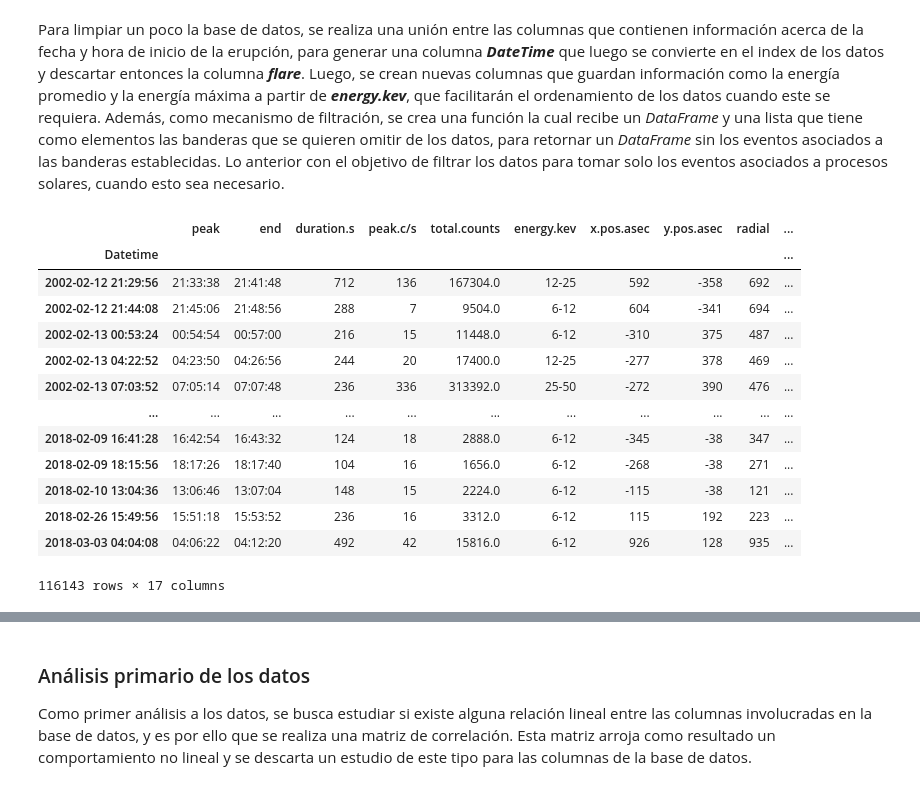
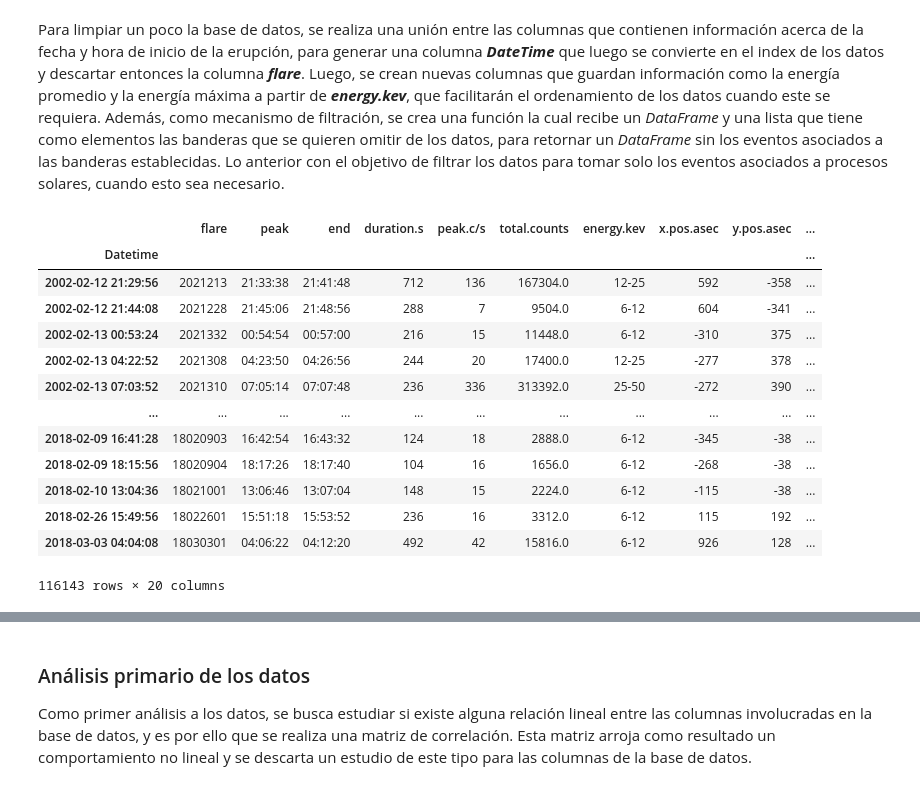
Before and after one commit to Exploratory-Data-Analiysis/Exam_1, a Jupyter notebook: ParcialFC.ipynb, the cells around one changed output, grey strips where cells are left out. Drawn from its saved outputs; the diff is of its cells as text; code cells hidden in the pictures.

```diff
--- a/ParcialFC.ipynb
+++ b/ParcialFC.ipynb
@@ -27,7 +28,7 @@ df['Datetime'] = pd.to_datetime(df['start.date'] +
                                 ' ' +
                                 df['start.time'])
 df = df.set_index(pd.DatetimeIndex(df['Datetime']))
-del df['flare']
+# del df['flare']
 del df['start.date']
 del df['start.time']
 del df['Datetime']
@@ -37,44 +38,47 @@ del df['Datetime']
 Emax = []
 Eprom = []
 for i in df['energy.kev']:
     result = re.findall(r'[\d\.\d]+', i)
     Emax.append(float(result[1]))
     Eprom.append((float(result[0]) + float(result[1]))/2)
 
 df['Emax.kev'] = Emax
 df['Eprom.kev'] = Eprom
+df['log(duration.s)'] = np.log(df['duration.s'])
+df['log(flare)'] = np.log(df['flare'])
 
 
 
 def filtro(data, Lbanderas): # Filtro por bandera
     for bandera in Lbanderas:
         ## filter
         data = data[data['flag.1'] != bandera]
 
         data = data[data['flag.2'] != bandera]
 
         data = data[data['flag.3'] != bandera]
 
         data = data[data['flag.4'] != bandera]
 
         values = data['flag.5'].values
         lfilter = [i for i in list(values[pd.notnull(values)]) if bandera in i]
         data = data[~data['flag.5'].isin(lfilter)]
 
     return data
+# df['radioR'] = np.sqrt(df['x.pos.asec']**2 + df['y.pos.asec']**2)
 df
 # %% [output]
-|  | peak | end | duration.s | peak.c/s | total.counts | energy.kev | x.pos.asec | y.pos.asec | radial | ... |
+|  | flare | peak | end | duration.s | peak.c/s | total.counts | energy.kev | x.pos.asec | y.pos.asec | ... |
 | Datetime |  |  |  |  |  |  |  |  |  | ... |
-| 2002-02-12 21:29:56 | 21:33:38 | 21:41:48 | 712 | 136 | 167304.0 | 12-25 | 592 | -358 | 692 | ... |
-| 2002-02-12 21:44:08 | 21:45:06 | 21:48:56 | 288 | 7 | 9504.0 | 6-12 | 604 | -341 | 694 | ... |
-| 2002-02-13 00:53:24 | 00:54:54 | 00:57:00 | 216 | 15 | 11448.0 | 6-12 | -310 | 375 | 487 | ... |
-| 2002-02-13 04:22:52 | 04:23:50 | 04:26:56 | 244 | 20 | 17400.0 | 12-25 | -277 | 378 | 469 | ... |
-| 2002-02-13 07:03:52 | 07:05:14 | 07:07:48 | 236 | 336 | 313392.0 | 25-50 | -272 | 390 | 476 | ... |
+| 2002-02-12 21:29:56 | 2021213 | 21:33:38 | 21:41:48 | 712 | 136 | 167304.0 | 12-25 | 592 | -358 | ... |
+| 2002-02-12 21:44:08 | 2021228 | 21:45:06 | 21:48:56 | 288 | 7 | 9504.0 | 6-12 | 604 | -341 | ... |
+| 2002-02-13 00:53:24 | 2021332 | 00:54:54 | 00:57:00 | 216 | 15 | 11448.0 | 6-12 | -310 | 375 | ... |
+| 2002-02-13 04:22:52 | 2021308 | 04:23:50 | 04:26:56 | 244 | 20 | 17400.0 | 12-25 | -277 | 378 | ... |
+| 2002-02-13 07:03:52 | 2021310 | 07:05:14 | 07:07:48 | 236 | 336 | 313392.0 | 25-50 | -272 | 390 | ... |
 | ... | ... | ... | ... | ... | ... | ... | ... | ... | ... | ... |
-| 2018-02-09 16:41:28 | 16:42:54 | 16:43:32 | 124 | 18 | 2888.0 | 6-12 | -345 | -38 | 347 | ... |
-| 2018-02-09 18:15:56 | 18:17:26 | 18:17:40 | 104 | 16 | 1656.0 | 6-12 | -268 | -38 | 271 | ... |
-| 2018-02-10 13:04:36 | 13:06:46 | 13:07:04 | 148 | 15 | 2224.0 | 6-12 | -115 | -38 | 121 | ... |
-| 2018-02-26 15:49:56 | 15:51:18 | 15:53:52 | 236 | 16 | 3312.0 | 6-12 | 115 | 192 | 223 | ... |
-| 2018-03-03 04:04:08 | 04:06:22 | 04:12:20 | 492 | 42 | 15816.0 | 6-12 | 926 | 128 | 935 | ... |
+| 2018-02-09 16:41:28 | 18020903 | 16:42:54 | 16:43:32 | 124 | 18 | 2888.0 | 6-12 | -345 | -38 | ... |
+| 2018-02-09 18:15:56 | 18020904 | 18:17:26 | 18:17:40 | 104 | 16 | 1656.0 | 6-12 | -268 | -38 | ... |
+| 2018-02-10 13:04:36 | 18021001 | 13:06:46 | 13:07:04 | 148 | 15 | 2224.0 | 6-12 | -115 | -38 | ... |
+| 2018-02-26 15:49:56 | 18022601 | 15:51:18 | 15:53:52 | 236 | 16 | 3312.0 | 6-12 | 115 | 192 | ... |
+| 2018-03-03 04:04:08 | 18030301 | 04:06:22 | 04:12:20 | 492 | 42 | 15816.0 | 6-12 | 926 | 128 | ... |
-116143 rows × 17 columns
+116143 rows × 20 columns
```
Also changed, not shown: parts of 17 cells of this notebook.
